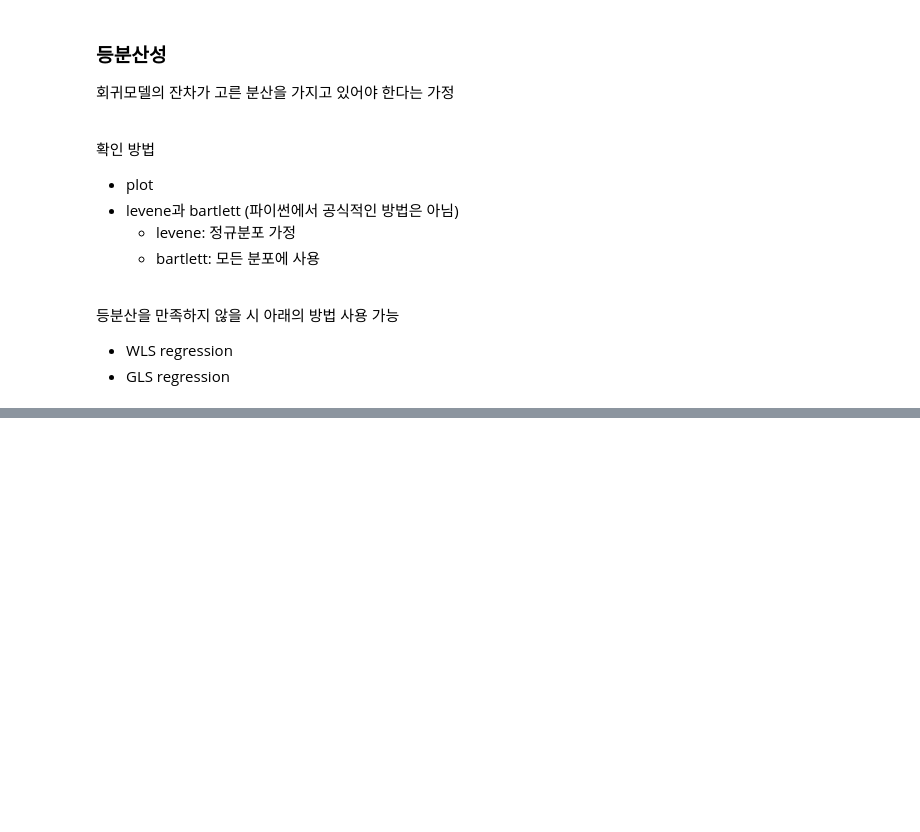
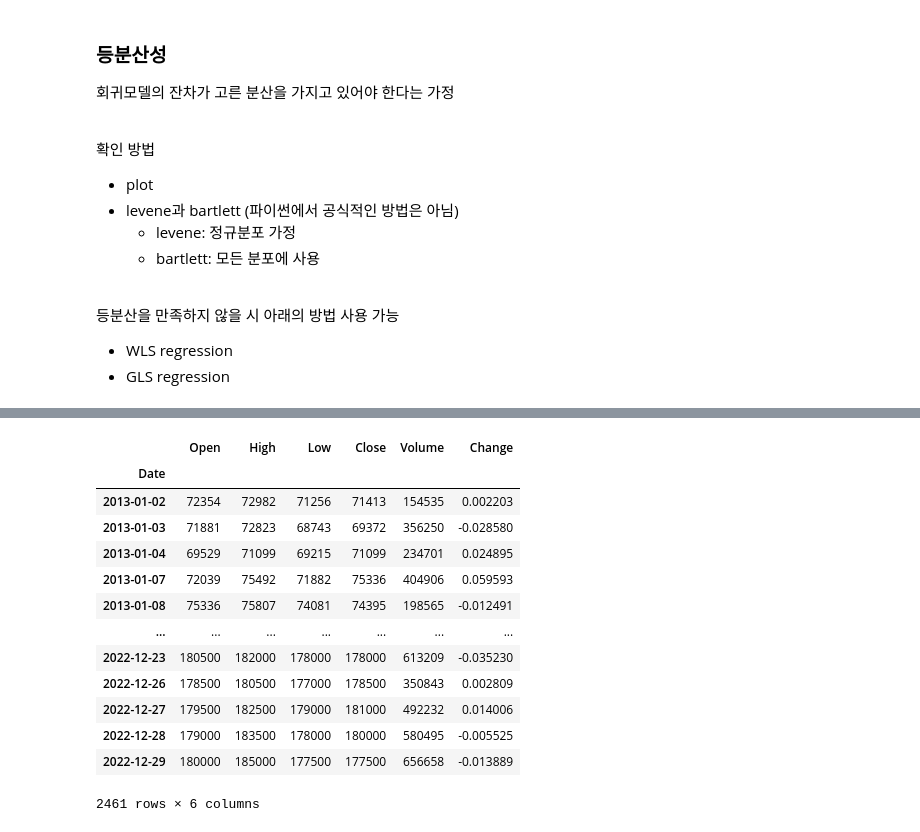
Before and after one commit to MumJetty/BigData, a Jupyter notebook: bigdata2/day06.ipynb, the cells around one changed output, grey strips where cells are left out. Saved outputs shown, nothing was run; the diff lists cells and outputs as text; code cells hidden in the pictures; blank space fills up the shorter version.

```diff
--- a/bigdata2/day06.ipynb
+++ b/bigdata2/day06.ipynb
@@ -724,0 +322,17 @@ BartlettResult(statistic=17.095591623113357, pvalue=3.554471486108461e-05)
+# %%
+fdr.DataReader(NAVER_STOCK_CODE).loc['2013':'2022']
+# %% [output]
+|  | Open | High | Low | Close | Volume | Change |
+| Date |  |  |  |  |  |  |
+| 2013-01-02 | 72354 | 72982 | 71256 | 71413 | 154535 | 0.002203 |
+| 2013-01-03 | 71881 | 72823 | 68743 | 69372 | 356250 | -0.028580 |
+| 2013-01-04 | 69529 | 71099 | 69215 | 71099 | 234701 | 0.024895 |
+| 2013-01-07 | 72039 | 75492 | 71882 | 75336 | 404906 | 0.059593 |
+| 2013-01-08 | 75336 | 75807 | 74081 | 74395 | 198565 | -0.012491 |
+| ... | ... | ... | ... | ... | ... | ... |
+| 2022-12-23 | 180500 | 182000 | 178000 | 178000 | 613209 | -0.035230 |
+| 2022-12-26 | 178500 | 180500 | 177000 | 178500 | 350843 | 0.002809 |
+| 2022-12-27 | 179500 | 182500 | 179000 | 181000 | 492232 | 0.014006 |
+| 2022-12-28 | 179000 | 183500 | 178000 | 180000 | 580495 | -0.005525 |
+| 2022-12-29 | 180000 | 185000 | 177500 | 177500 | 656658 | -0.013889 |
+2461 rows × 6 columns
```
Also changed, not shown: parts of 46 cells of this notebook, 1 other file.
